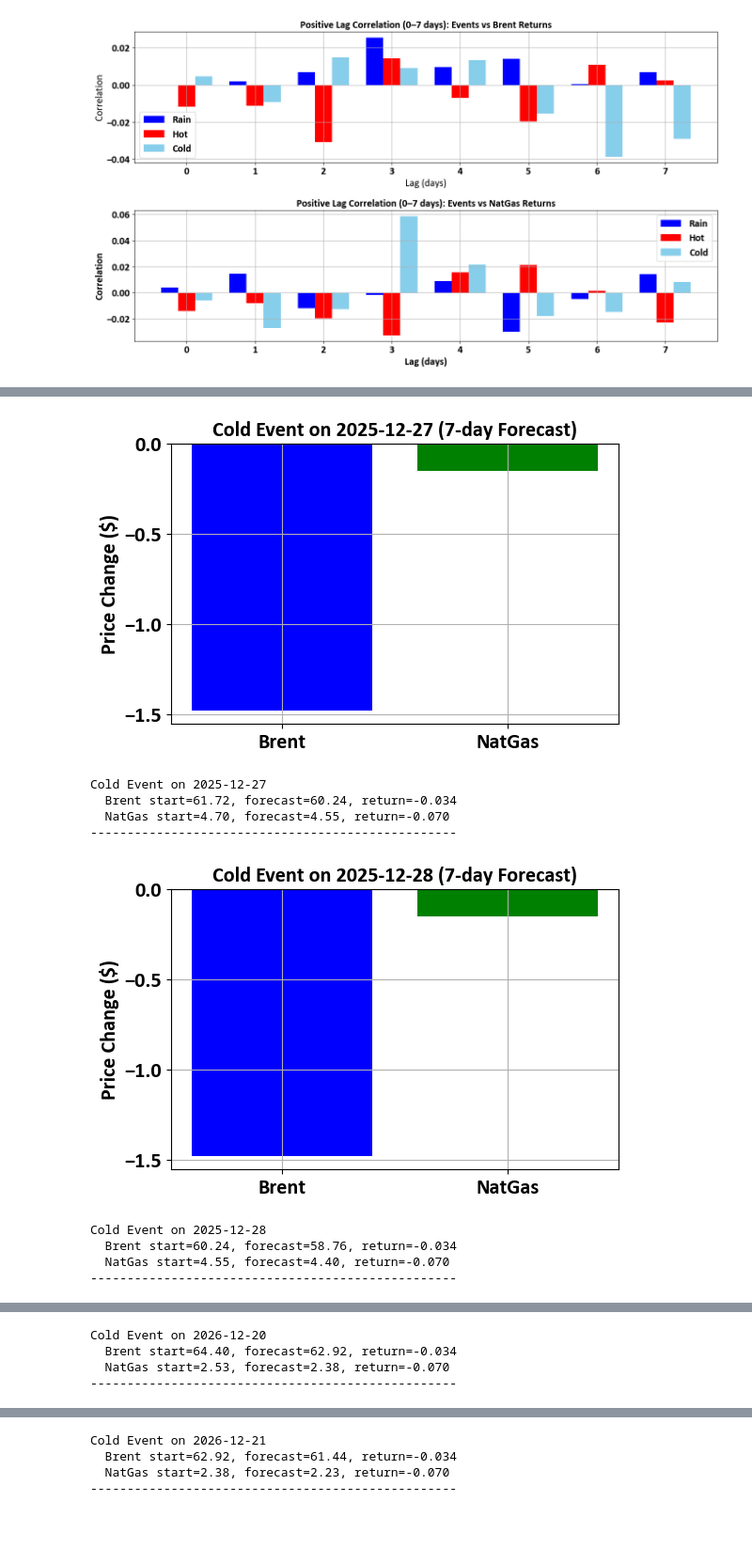
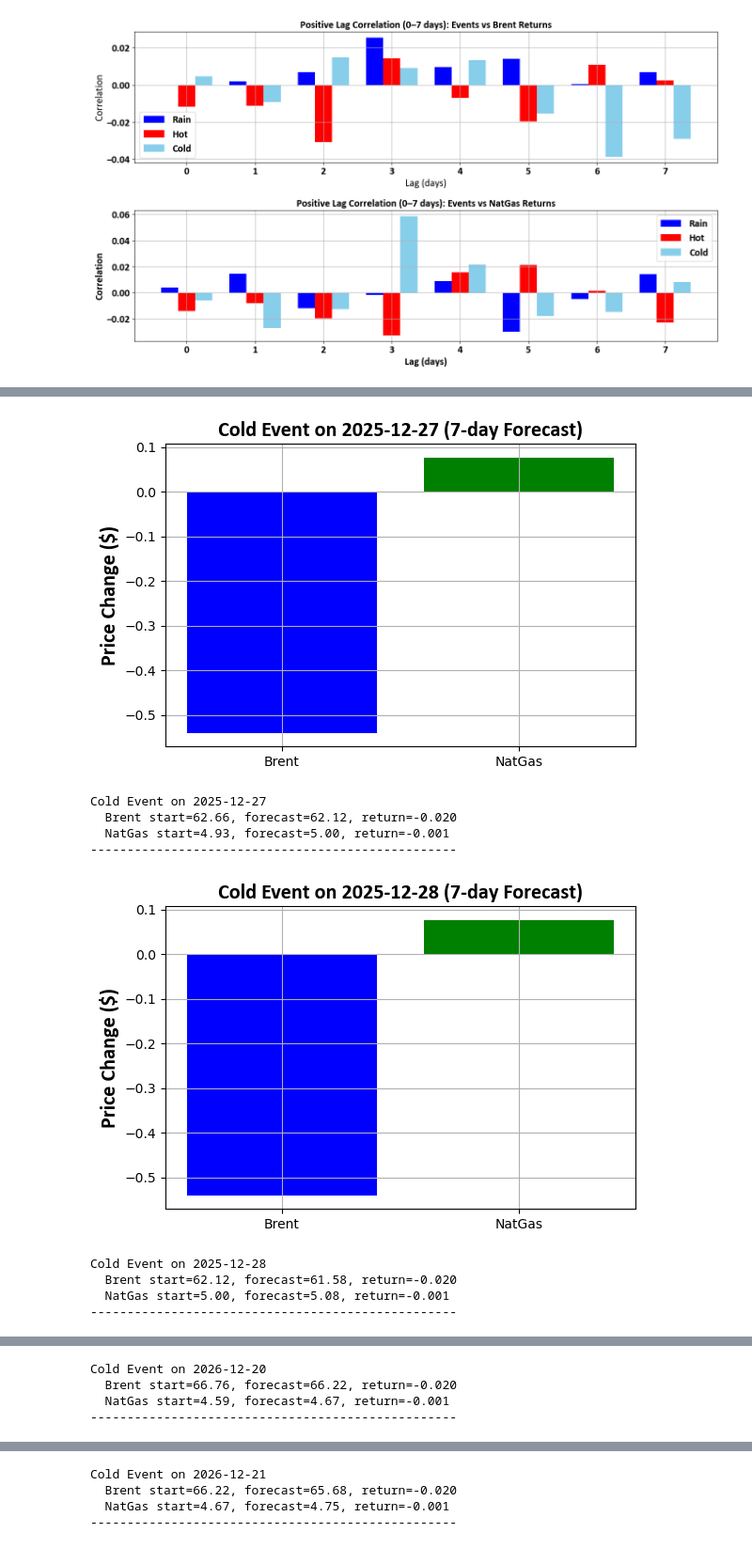
Before and after one commit to hyddata/ClimateEnergy, a Jupyter notebook: Climate-Finance.ipynb, the cells around one changed output, grey strips where cells are left out. Shown at 94% size. Drawn from its saved outputs; the diff is of its cells as text; code cells hidden in the pictures.

```diff
--- a/Climate-Finance.ipynb
+++ b/Climate-Finance.ipynb
@@ -1351,8 +1351,8 @@ cold_dates = pd.to_datetime([
 ])
 
 # === Event impact coefficients (7-day price change) ===
-brent_impacts = {"Rain": 7.30, "Hot": -2.24, "Cold": -1.48}
-natgas_impacts = {"Rain": -0.537, "Hot": -0.197, "Cold": -0.151}
+brent_impacts = {"Rain": 5.63, "Hot": -1.52, "Cold": -0.54}
+natgas_impacts = {"Rain": -0.080, "Hot": -0.081, "Cold": 0.076}
 
 # === Build event timeline ===
 events = []
@@ -1440,14 +1440,15 @@ cold_dates = pd.to_datetime([
 ])
 
 # === Event impact coefficients (7-day price change) ===
-brent_impacts = {"Rain": 7.30, "Hot": -2.24, "Cold": -1.48}
-natgas_impacts = {"Rain": -0.537, "Hot": -0.197, "Cold": -0.151}
+brent_impacts = {"Rain": 5.63, "Hot": -1.52, "Cold": -0.54}
+natgas_impacts = {"Rain": -0.080, "Hot": -0.081, "Cold": 0.076}
+
 
 # === 7-day impact coefficients ===
-brent_ret_coef = {"Rain": 0.092, "Hot": -0.030, "Cold": -0.034}
-brent_price_coef = {"Rain": 7.30, "Hot": -2.24, "Cold": -1.48}
-natgas_ret_coef = {"Rain": -0.166, "Hot": -0.078, "Cold": -0.070}
-natgas_price_coef = {"Rain": -0.54, "Hot": -0.20, "Cold": -0.15}
+brent_ret_coef = {"Rain": 0.071, "Hot": -0.019, "Cold": -0.020}
+brent_price_coef = {"Rain": 5.63, "Hot": -1.52, "Cold": -0.54}
+natgas_ret_coef = {"Rain": -0.021, "Hot": -0.034, "Cold": -0.001}
+natgas_price_coef = {"Rain": -0.080, "Hot": -0.081, "Cold": 0.076}
 
 # === Build event timeline ===
 events = []
@@ -1492,40 +1493,40 @@ def plot_category(events_subset, category):
         brent_ret = brent_ret_coef[event_type]
         brent_change = brent_price_coef[event_type]
         natgas_ret = natgas_ret_coef[event_type]
         natgas_change = natgas_price_coef[event_type]
 
         brent_forecast = brent_start + brent_change
         natgas_forecast = natgas_start + natgas_change
 
         # Bar chart
         fig, ax = plt.subplots(figsize=(6,4))
         ax.bar(["Brent","NatGas"], [brent_change, natgas_change],
                color=["blue","green"])
         ax.set_title(f"{category} Event on {date.date()} (7-day Forecast)",fontdict={'family':'Calibri','size':16,'weight':'bold'})
         ax.set_ylabel("Price Change ($)",fontdict={'family':'Calibri','size':16,'weight':'bold'})
 
         plt.tight_layout()
         plt.grid(True)
         plt.show()
 
         # Print forecasted values
         print(f"{category} Event on {date.date()}")
         print(f"  Brent start={brent_start:.2f}, forecast={brent_forecast:.2f}, return={brent_ret:.3f}")
         print(f"  NatGas start={natgas_start:.2f}, forecast={natgas_forecast:.2f}, return={natgas_ret:.3f}")
         print("-"*50)
 
 # === Generate categorized plots ===
 plot_category(cold_events, "Cold")
 plot_category(hot_events, "Hot")
 plot_category(rain_events, "Rain")
 # %% [output]
-[figure, old version]
+[figure, new version]
 Cold Event on 2025-12-27
-  Brent start=61.72, forecast=60.24, return=-0.034
-  NatGas start=4.70, forecast=4.55, return=-0.070
+  Brent start=62.66, forecast=62.12, return=-0.020
+  NatGas start=4.93, forecast=5.00, return=-0.001
 --------------------------------------------------
-[figure, old version]
+[figure, new version]
 Cold Event on 2025-12-28
-  Brent start=60.24, forecast=58.76, return=-0.034
-  NatGas start=4.55, forecast=4.40, return=-0.070
+  Brent start=62.12, forecast=61.58, return=-0.020
+  NatGas start=5.00, forecast=5.08, return=-0.001
 --------------------------------------------------
@@ -1533,4 +1534,4 @@ Cold Event on 2025-12-28
 Cold Event on 2026-12-20
-  Brent start=64.40, forecast=62.92, return=-0.034
-  NatGas start=2.53, forecast=2.38, return=-0.070
+  Brent start=66.76, forecast=66.22, return=-0.020
+  NatGas start=4.59, forecast=4.67, return=-0.001
 --------------------------------------------------
@@ -1538,4 +1539,4 @@ Cold Event on 2026-12-20
 Cold Event on 2026-12-21
-  Brent start=62.92, forecast=61.44, return=-0.034
-  NatGas start=2.38, forecast=2.23, return=-0.070
+  Brent start=66.22, forecast=65.68, return=-0.020
+  NatGas start=4.67, forecast=4.75, return=-0.001
 --------------------------------------------------
```
Also changed, not shown: parts of 5 cells of this notebook.
